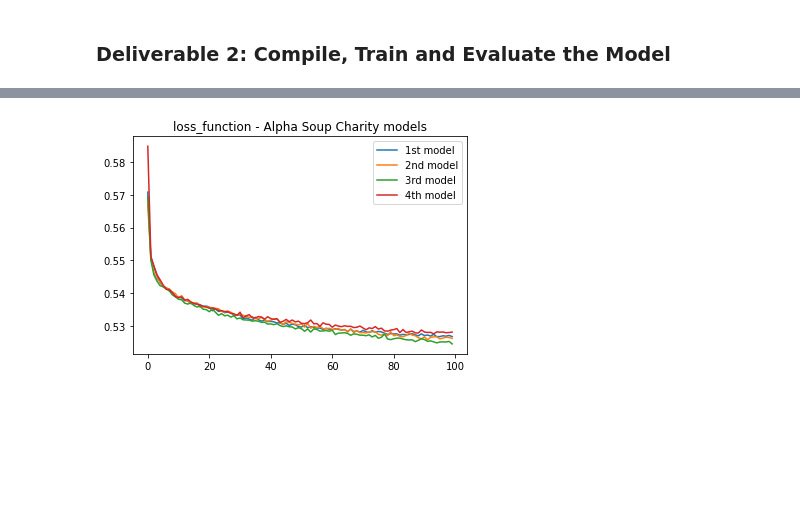
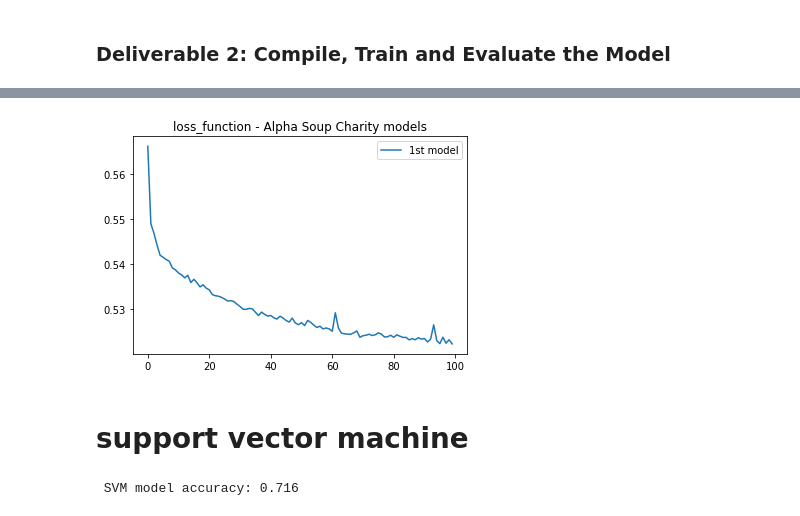
Before and after one commit to faramarzamirshahi/Neural_Network_Charity_Analysis, a Jupyter notebook: AlphabetSoupCharity_performance.ipynb, the cells around one changed output, grey strips where cells are left out. Saved outputs shown, nothing was run; the diff lists cells and outputs as text; code cells hidden in the pictures; blank space fills up the shorter version.

```diff
--- a/AlphabetSoupCharity_performance.ipynb
+++ b/AlphabetSoupCharity_performance.ipynb
@@ -208,8 +224,9 @@ checkpoint_path = "checkpoints/weights.{epoch:02d}.hdf5"
 # %%
 # Define the model - deep neural net, i.e., the number of input features and hidden nodes for each layer.
 number_input_features = len(X_train_scaled[0])
-hidden_nodes_layer1 =  number_input_features
-hidden_nodes_layer2 = number_input_features/2
+hidden_nodes_layer1 =  3 * number_input_features
+hidden_nodes_layer2 =  3 * number_input_features
+hidden_nodes_layer3 = number_input_features/2
 
 nn = tf.keras.models.Sequential()
 
@@ -222,7 +239,10 @@ nn.add(
 nn.add(
     tf.keras.layers.Dense(units=hidden_nodes_layer2, activation="relu")
 )
-
+# Second hidden layer
+nn.add(
+    tf.keras.layers.Dense(units=hidden_nodes_layer3, activation="relu")
+)
 
 # Output layer
 nn.add(
@@ -258,6 +280,6 @@ cp_callback = ModelCheckpoint(
 nn.compile(loss="binary_crossentropy", optimizer="adam", metrics=["accuracy"])
 # %%
 # Train the model
-fit_model4 = nn.fit(X_train_scaled, y_train, epochs=100,validation_split=0.33)
+fit_model3 = nn.fit(X_train_scaled, y_train, epochs=100,validation_split=0.33)
 # %% [output]
 Epoch 1/100
@@ -287,12 +309,14 @@ Loss: 0.5613391995429993, Accuracy: 0.7245481014251709
 # %%
 import matplotlib.pyplot as plt
 %matplotlib inline
-plt.plot(fit_model.history["loss"])
-plt.plot(fit_model2.history["loss"])
+#plt.plot(fit_model.history["loss"])
+#plt.plot(fit_model2.history["loss"])
 plt.plot(fit_model3.history["loss"])
-plt.plot(fit_model4.history["loss"])
+#plt.plot(fit_model4.history["loss"])
 plt.title("loss_function - Alpha Soup Charity models")
 plt.legend(["1st model", "2nd model","3rd model","4th model"])
 plt.show()
 # %% [output]
-[figure, old version]
+[figure, new version]
+# %% [markdown]
+# support vector machine
@@ -298,0 +333,10 @@ plt.show()
+# %%
+# Create the SVM model
+svm = SVC(kernel='linear')
+# Train the model
+svm.fit(X_train_scaled, y_train)
+# Evaluate the model
+y_pred = svm.predict(X_test_scaled)
+print(f" SVM model accuracy: {accuracy_score(y_test,y_pred):.3f}")
+# %% [output]
+ SVM model accuracy: 0.716
```
Also changed, not shown: parts of 10 cells of this notebook, 1 other file.
